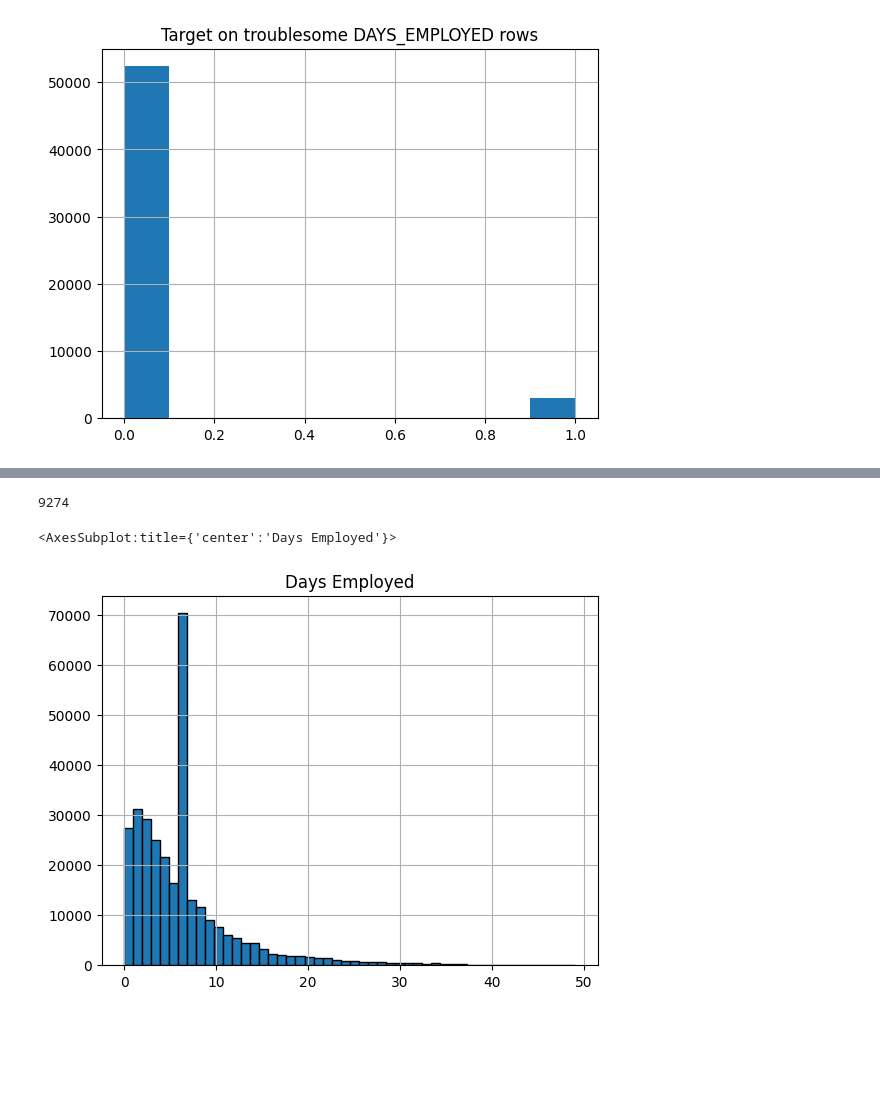
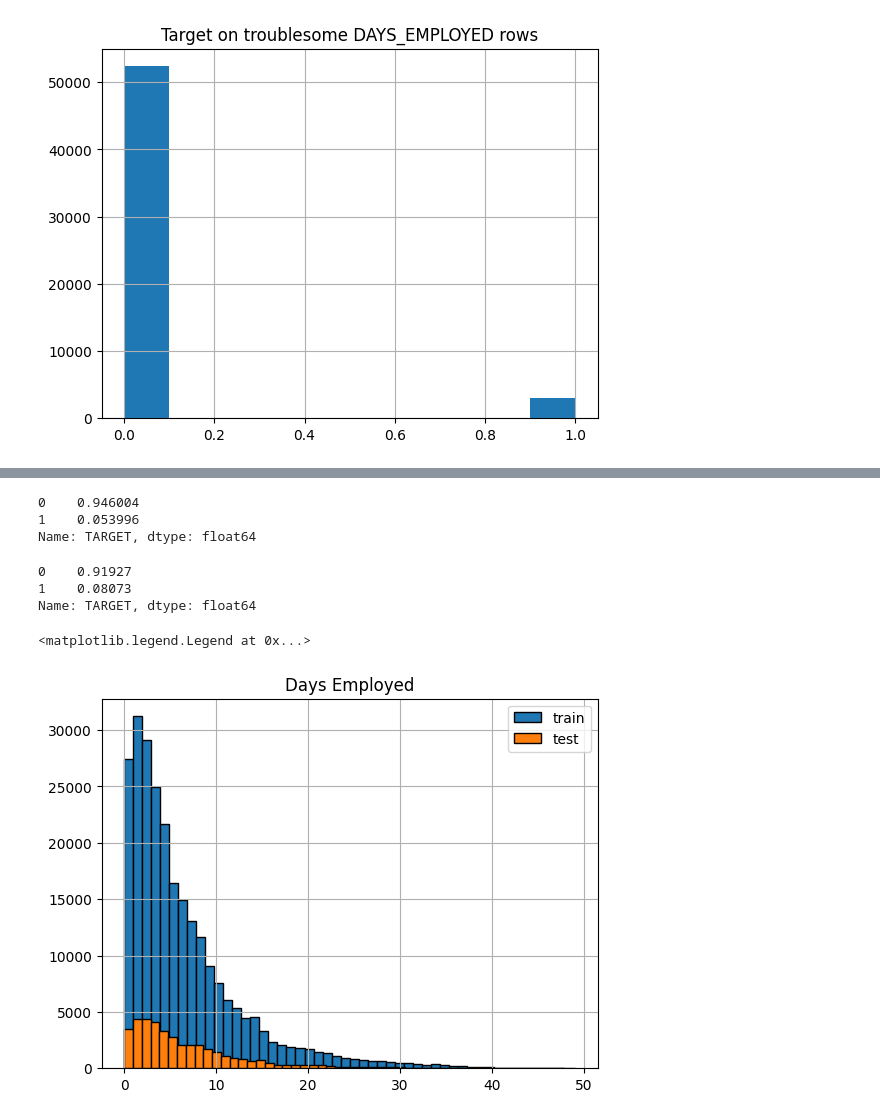
Before and after one commit to KronosDP/Home-Credit-Data-Science-Virtual-Internship, a Jupyter notebook: Darrel's Work/0_EDA.ipynb, the cells around one changed output, grey strips where cells are left out. Saved outputs shown, nothing was run; the diff lists cells and outputs as text; code cells hidden in the pictures; blank space fills up the shorter version.

```diff
--- a/Darrel's Work/0_EDA.ipynb
+++ b/Darrel's Work/0_EDA.ipynb
@@ -166,13 +183,16 @@ dtype: int64
+# %%
+# remove it
+train = train[train["CODE_GENDER"] != "XNA"]
 # %%
 # Create a label encoder object
 le = LabelEncoder()
 le_count = 0
 
 # Iterate through the columns
-for col in train:
+for col in train.columns:
     if train[col].dtype == 'object':
         # If 2 or fewer unique categories
-        if len(list(train[col].unique())) <= 2:
+        if train[col].nunique() <= 2:
             # Train on the training data
             le.fit(train[col])
             # Transform both training and testing data
@@ -422,30 +438,22 @@ temp.describe()
-# %%
-test["DAYS_EMPLOYED"].isna().sum()
-# %% [output]
-9274
-# %%
-# Assuming 'train' is your dataset
-column_to_impute = "DAYS_EMPLOYED"
-
-imptr = IterativeImputer(estimator=xgb.XGBRegressor(n_estimators=1000,
-                                                    random_state=42,
-                                                    tree_method='gpu_hist',
-                                                    ),
-                         missing_values=np.nan,
-                         max_iter=10,
-                         initial_strategy='mean',
-                         imputation_order='ascending',
-                         verbose=2,
-                         random_state=42,
-                         n_nearest_features=5
-                         )
-
-train[column_to_impute] = imptr.fit_transform(train[column_to_impute].values.reshape(-1, 1))
-test[column_to_impute] = imptr.transform(test[column_to_impute].values.reshape(-1, 1))
+# %%
+# percentage of target in temp
+temp["TARGET"].value_counts()/len(temp)
+# %% [output]
+0    0.946004
+1    0.053996
+Name: TARGET, dtype: float64
+# %%
+# percentage of target in train
+train["TARGET"].value_counts()/len(train)
+# %% [output]
+0    0.91927
+1    0.08073
+Name: TARGET, dtype: float64
 # %%
-# That's weird
 plt.title("Days Employed")
-train["DAYS_EMPLOYED"].hist(edgecolor='black', bins=50)
+train["DAYS_EMPLOYED"].hist(edgecolor='black', bins=50, label="train")
+test["DAYS_EMPLOYED"].hist(edgecolor='black', bins=50, label="test")
+plt.legend()
 # %% [output]
-<AxesSubplot:title={'center':'Days Employed'}>
+<matplotlib.legend.Legend at 0x...>
-[figure, old version]
+[figure, new version]
```
Also changed, not shown: parts of 40 cells of this notebook.
